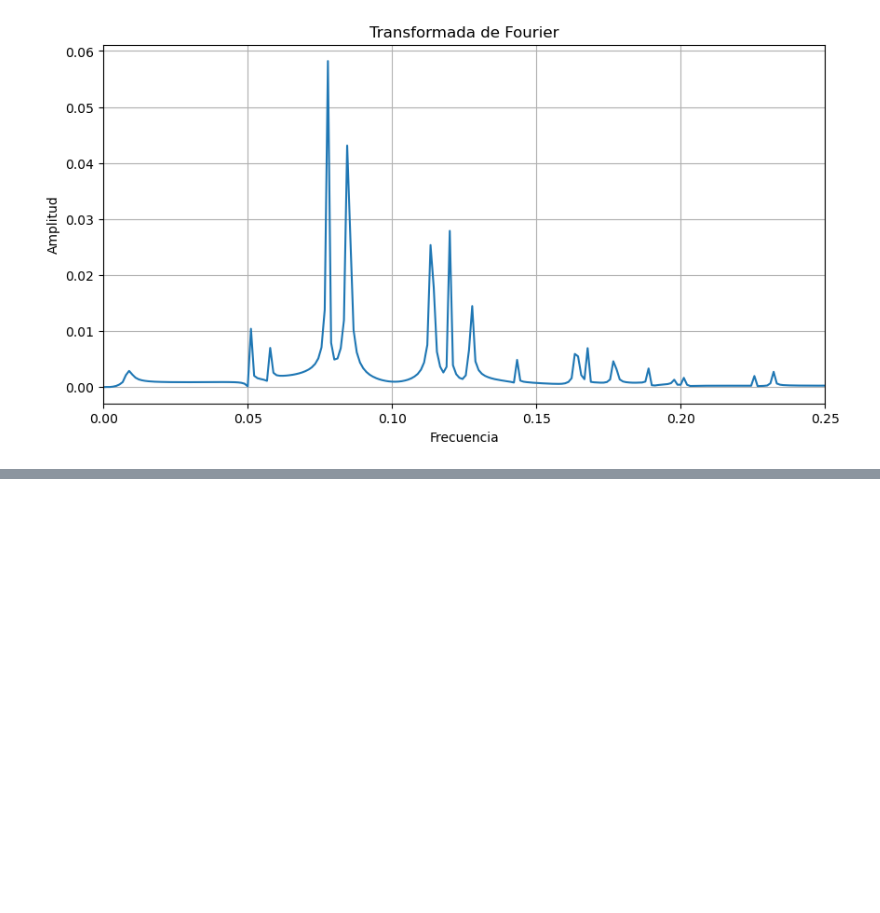
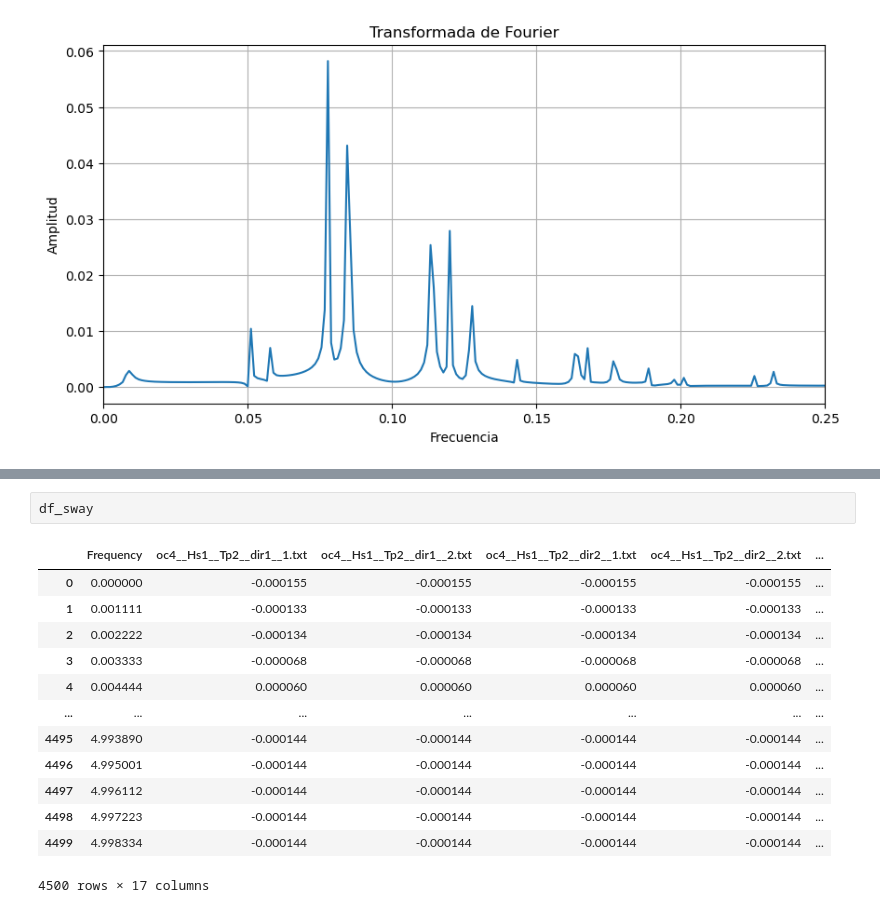
Before and after one commit to arturodmor/Mooring_anomaly_detector, a Jupyter notebook: notebooks/test_class.ipynb, the cells around one changed output, grey strips where cells are left out. Cells and saved outputs as stored; diff of their text form; blank space fills up the shorter version.

```diff
--- a/notebooks/test_class.ipynb
+++ b/notebooks/test_class.ipynb
@@ -146,0 +172,16 @@ plt.grid()
+# %%
+df_sway
+# %% [output]
+|  | Frequency | oc4__Hs1__Tp2__dir1__1.txt | oc4__Hs1__Tp2__dir1__2.txt | oc4__Hs1__Tp2__dir2__1.txt | oc4__Hs1__Tp2__dir2__2.txt | ... |
+| 0 | 0.000000 | -0.000155 | -0.000155 | -0.000155 | -0.000155 | ... |
+| 1 | 0.001111 | -0.000133 | -0.000133 | -0.000133 | -0.000133 | ... |
+| 2 | 0.002222 | -0.000134 | -0.000134 | -0.000134 | -0.000134 | ... |
+| 3 | 0.003333 | -0.000068 | -0.000068 | -0.000068 | -0.000068 | ... |
+| 4 | 0.004444 | 0.000060 | 0.000060 | 0.000060 | 0.000060 | ... |
+| ... | ... | ... | ... | ... | ... | ... |
+| 4495 | 4.993890 | -0.000144 | -0.000144 | -0.000144 | -0.000144 | ... |
+| 4496 | 4.995001 | -0.000144 | -0.000144 | -0.000144 | -0.000144 | ... |
+| 4497 | 4.996112 | -0.000144 | -0.000144 | -0.000144 | -0.000144 | ... |
+| 4498 | 4.997223 | -0.000144 | -0.000144 | -0.000144 | -0.000144 | ... |
+| 4499 | 4.998334 | -0.000144 | -0.000144 | -0.000144 | -0.000144 | ... |
+4500 rows × 17 columns
```
Also changed, not shown: parts of 12 cells of this notebook, 1 other file.
